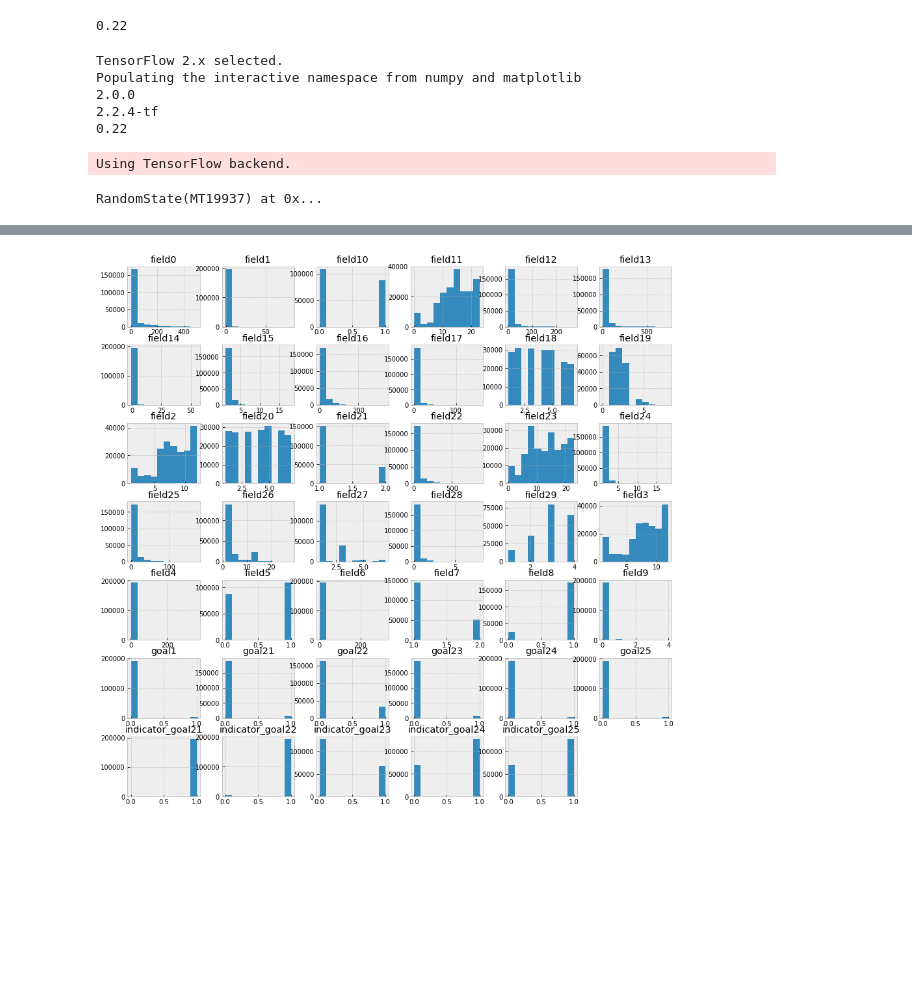
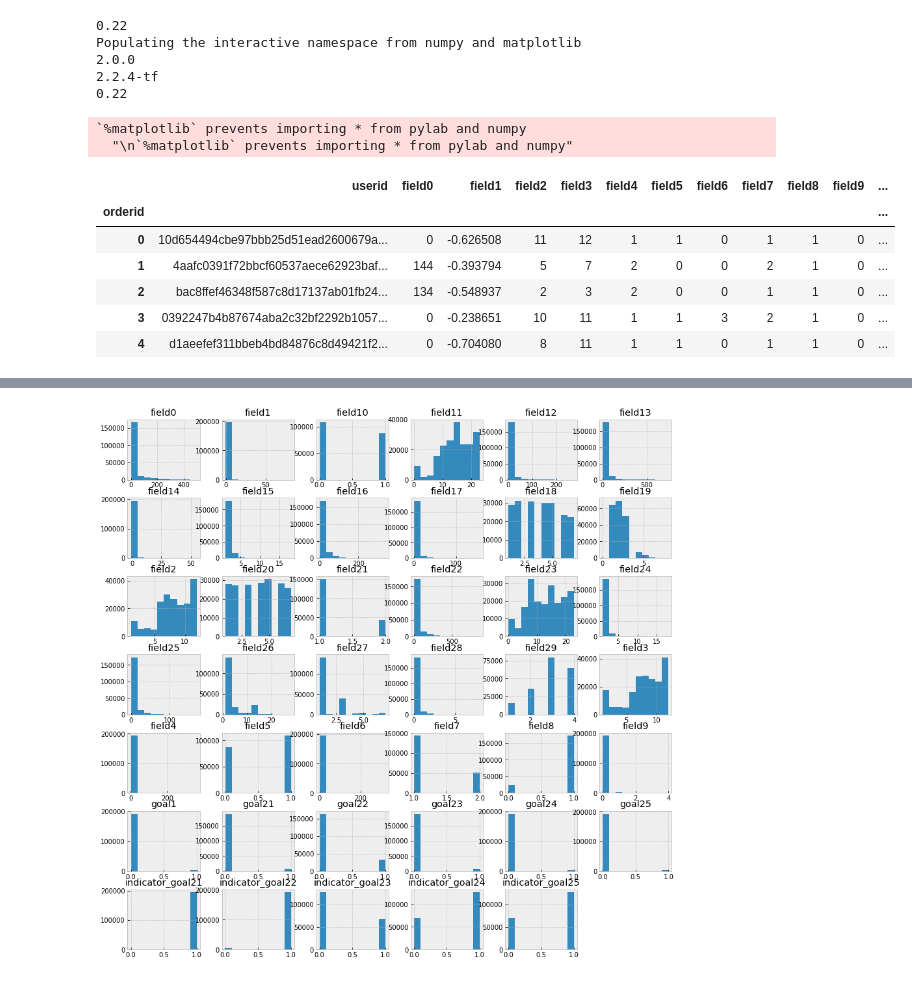
Before and after one commit to andygoosh/OneTwoTrip-Contest, a Jupyter notebook: workinprogress.ipynb, the cells around one changed output, grey strips where cells are left out. Saved outputs shown, nothing was run; the diff lists cells and outputs as text; code cells hidden in the pictures; blank space fills up the shorter version.

```diff
--- a/workinprogress.ipynb
+++ b/workinprogress.ipynb
@@ -1,15 +1,12 @@
 # %% [markdown]
 <a href="https://colab.research.google.com/github/andygoosh/OneTwoTrip-Contest/blob/master/workinprogress.ipynb" target="_parent"><img src="https://colab.research.google.com/assets/colab-badge.svg" alt="Open In Colab"/></a>
-# %%
-import sklearn
-if '0.22' != sklearn.__version__:
-  !pip install -U scikit-learn
-
-print(sklearn.__version__)
-assert ('0.22' == sklearn.__version__)
-# %% [output]
-0.22
 # %%
+import sklearn
+if '0.22' != sklearn.__version__:
+  !pip install -U scikit-learn
+  import os
+  os.kill(os.getpid(), 9)
+
 try:
   # %tensorflow_version only exists in Colab.
   %tensorflow_version 2.x
@@ -39,6 +36,7 @@ from scipy.stats import randint as sp_randInt
 import tensorflow as tf
 import tensorflow.keras as keras
 
+print(tf.test.gpu_device_name())
 print(tf.__version__)
 print(keras.__version__)
 print(sklearn.__version__)
@@ -50,33 +48,45 @@ from xgboost import XGBClassifier
 from lightgbm import LGBMClassifier
 from sklearn.ensemble import GradientBoostingClassifier
 from sklearn.model_selection import GridSearchCV, StratifiedKFold, KFold, RandomizedSearchCV, cross_val_score
 from sklearn.calibration import CalibratedClassifierCV
 from imblearn.over_sampling import SMOTE
 from imblearn.under_sampling import RandomUnderSampler
 from sklearn.utils import resample
 from sklearn.pipeline import make_pipeline
 from sklearn.inspection import permutation_importance
 from sklearn.model_selection import train_test_split
 from sklearn.preprocessing import OneHotEncoder
 from sklearn.decomposition import PCA
 import sklearn.ensemble
 
 import warnings
 logger = tf.get_logger()
 logger.setLevel(logging.ERROR)
 pd.options.display.max_rows = 10
 pd.options.display.float_format = '{:.6f}'.format
 
 RS = 77
 rn.seed(RS)
 tf.random.set_seed(RS)
 np.random.seed(RS)
 np.random.RandomState(RS)
+
+df_train = pd.read_csv('https://boosters.pro/api/ch/files/pub/onetwotrip_challenge_train.csv', index_col='orderid', dtype={'field1': np.float32, 'field14': np.float32})
+df_test = pd.read_csv('https://boosters.pro/api/ch/files/pub/onetwotrip_challenge_test.csv', index_col='orderid', dtype={'field1': np.float32, 'field14': np.float32})
+
+df_train.head()
 # %% [output]
-TensorFlow 2.x selected.
+0.22
 Populating the interactive namespace from numpy and matplotlib
 2.0.0
 2.2.4-tf
 0.22
-Using TensorFlow backend.
+`%matplotlib` prevents importing * from pylab and numpy
+  "\n`%matplotlib` prevents importing * from pylab and numpy"
-RandomState(MT19937) at 0x...
+|  | userid | field0 | field1 | field2 | field3 | field4 | field5 | field6 | field7 | field8 | field9 | ... |
+| orderid |  |  |  |  |  |  |  |  |  |  |  | ... |
+| 0 | 10d654494cbe97bbb25d51ead2600679a... | 0 | -0.626508 | 11 | 12 | 1 | 1 | 0 | 1 | 1 | 0 | ... |
+| 1 | 4aafc0391f72bbcf60537aece62923baf... | 144 | -0.393794 | 5 | 7 | 2 | 0 | 0 | 2 | 1 | 0 | ... |
+| 2 | bac8ffef46348f587c8d17137ab01fb24... | 134 | -0.548937 | 2 | 3 | 2 | 0 | 0 | 1 | 1 | 0 | ... |
+| 3 | 0392247b4b87674aba2c32bf2292b1057... | 0 | -0.238651 | 10 | 11 | 1 | 1 | 3 | 2 | 1 | 0 | ... |
+| 4 | d1aeefef311bbeb4bd84876c8d49421f2... | 0 | -0.704080 | 8 | 11 | 1 | 1 | 0 | 1 | 1 | 0 | ... |
```
Also changed, not shown: parts of 22 cells of this notebook.
